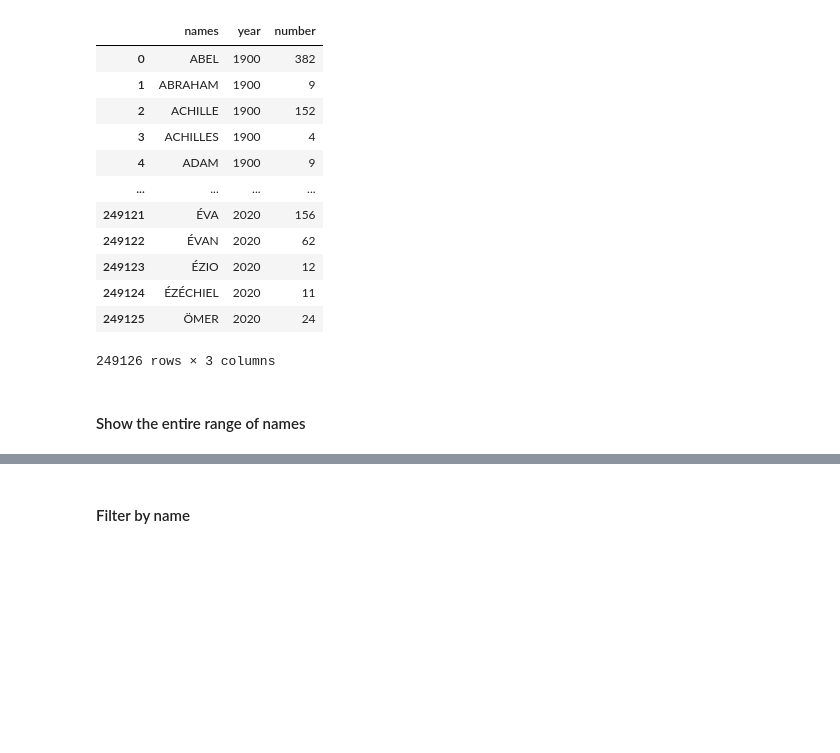
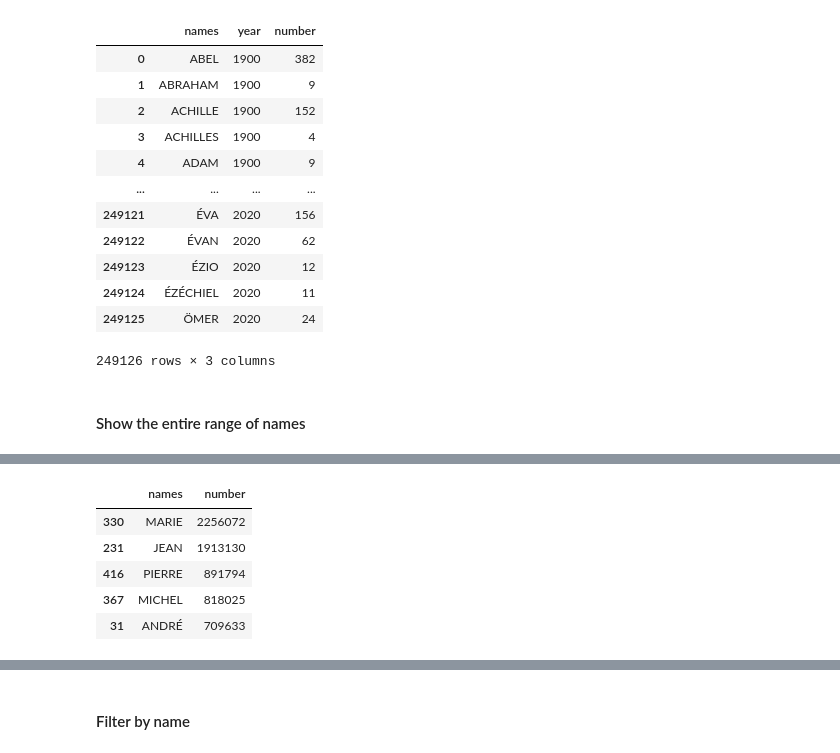
Before and after one commit to liadsantos/baby_names_visualization, a Jupyter notebook: implementations.ipynb, the cells around one changed output, grey strips where cells are left out. Cells and saved outputs as stored; diff of their text form; code cells hidden in the pictures; blank space fills up the shorter version.

```diff
--- a/implementations.ipynb
+++ b/implementations.ipynb
@@ -153,0 +136,15 @@ vis1
+# %%
+filtered_data = new_baby_names_vis1.groupby('names').filter(lambda x: x['number'].sum() >= 20000)
+filtered_data=filtered_data.groupby('names').filter(lambda x: x['year'].nunique() >= 50)
+
+grouped_data = filtered_data.groupby(['names'])['number'].sum().reset_index()
+sorted_data = grouped_data.sort_values('number', ascending=False)
+top_5_data = sorted_data.head(5)
+top_5_data
+# %% [output]
+|  | names | number |
+| 330 | MARIE | 2256072 |
+| 231 | JEAN | 1913130 |
+| 416 | PIERRE | 891794 |
+| 367 | MICHEL | 818025 |
+| 31 | ANDRÉ | 709633 |
```
Also changed, not shown: parts of 26 cells of this notebook.
